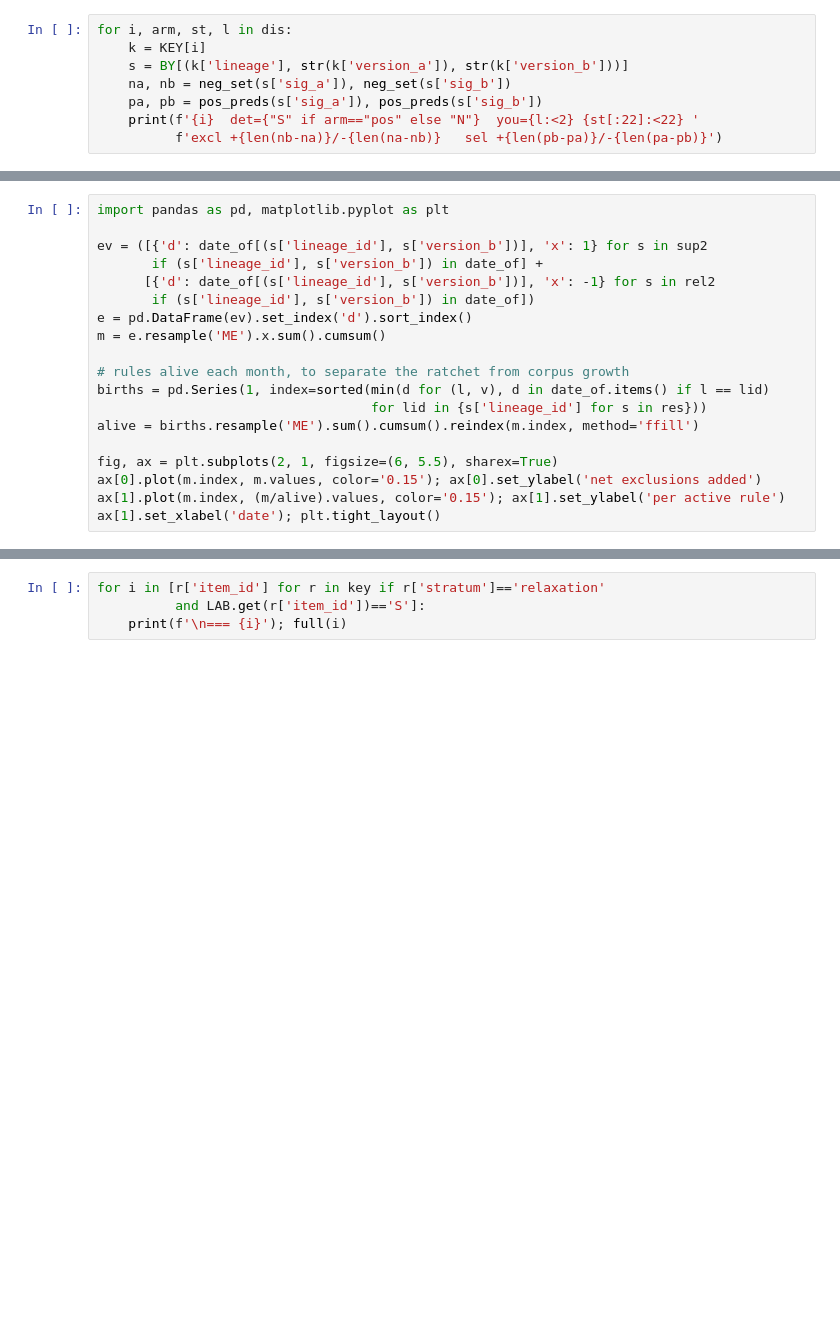
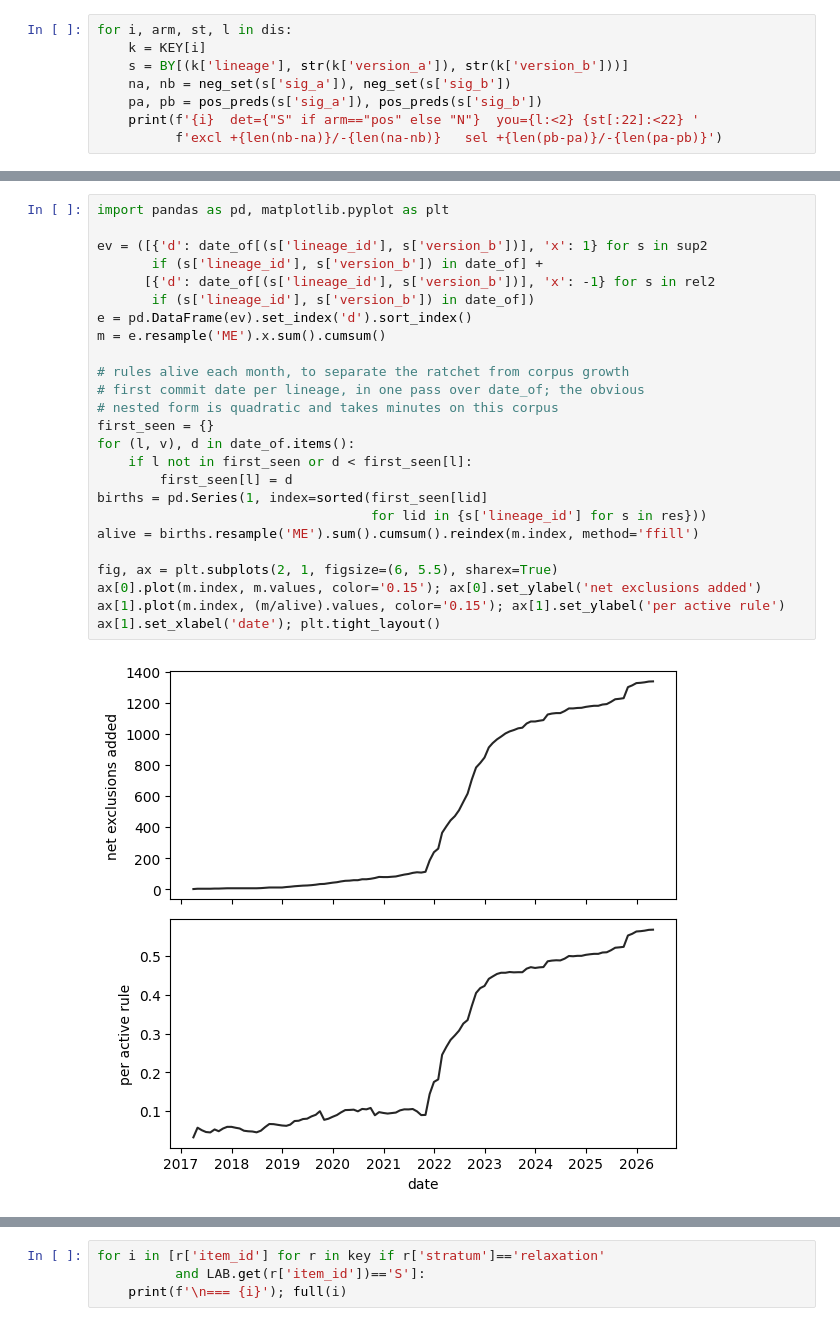
Before and after one commit to sudaroli1/coverage-decay, a Jupyter notebook: notebooks/analysis.ipynb, the cells around one changed output, grey strips where cells are left out. Cells and saved outputs as stored; diff of their text form; blank space fills up the shorter version.

```diff
--- a/notebooks/analysis.ipynb
+++ b/notebooks/analysis.ipynb
@@ -1340,22 +1912,30 @@ forgeability.report(sup2, results_dir=str(RESULTS))
 # %%
 import pandas as pd, matplotlib.pyplot as plt
 
 ev = ([{'d': date_of[(s['lineage_id'], s['version_b'])], 'x': 1} for s in sup2
        if (s['lineage_id'], s['version_b']) in date_of] +
       [{'d': date_of[(s['lineage_id'], s['version_b'])], 'x': -1} for s in rel2
        if (s['lineage_id'], s['version_b']) in date_of])
 e = pd.DataFrame(ev).set_index('d').sort_index()
 m = e.resample('ME').x.sum().cumsum()
 
 # rules alive each month, to separate the ratchet from corpus growth
-births = pd.Series(1, index=sorted(min(d for (l, v), d in date_of.items() if l == lid)
+# first commit date per lineage, in one pass over date_of; the obvious
+# nested form is quadratic and takes minutes on this corpus
+first_seen = {}
+for (l, v), d in date_of.items():
+    if l not in first_seen or d < first_seen[l]:
+        first_seen[l] = d
+births = pd.Series(1, index=sorted(first_seen[lid]
                                    for lid in {s['lineage_id'] for s in res}))
 alive = births.resample('ME').sum().cumsum().reindex(m.index, method='ffill')
 
 fig, ax = plt.subplots(2, 1, figsize=(6, 5.5), sharex=True)
 ax[0].plot(m.index, m.values, color='0.15'); ax[0].set_ylabel('net exclusions added')
 ax[1].plot(m.index, (m/alive).values, color='0.15'); ax[1].set_ylabel('per active rule')
 ax[1].set_xlabel('date'); plt.tight_layout()
+# %% [output]
+[figure, added]
 # %%
 from collections import Counter
 import pandas as pd
```
Also changed, not shown: parts of 79 cells of this notebook, 8 other files.
